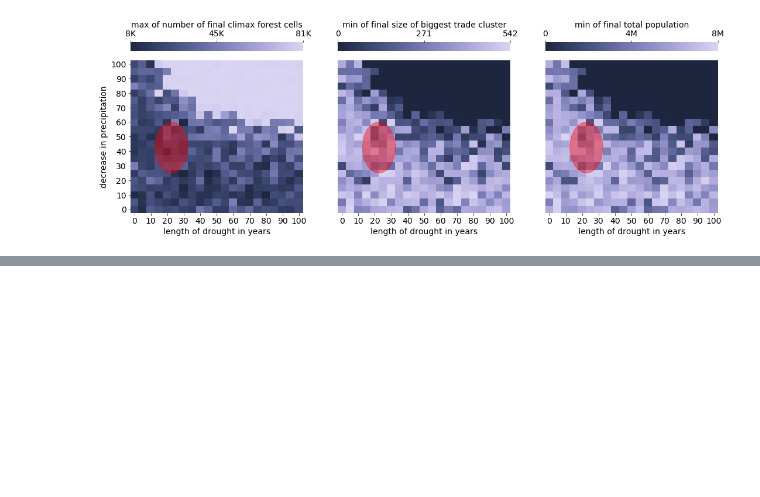
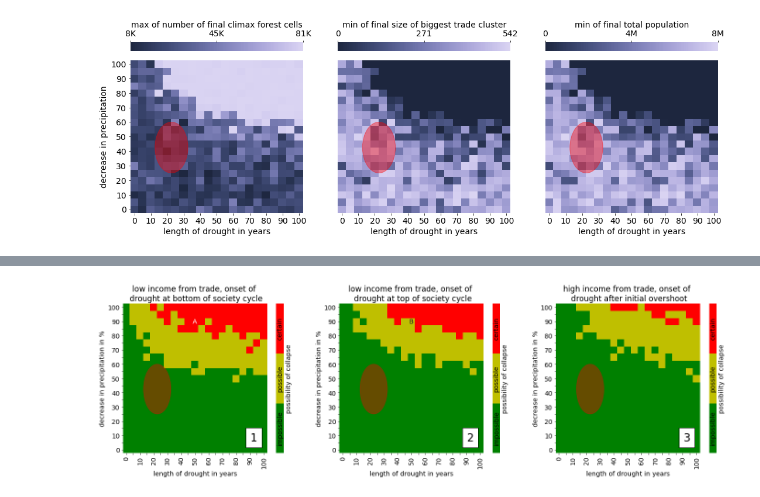
Before and after one commit to jakobkolb/Mayasim, a Jupyter notebook: Evaluation_Notebooks/X9_Stability_analysis.ipynb, the cells around one changed output, grey strips where cells are left out. Saved outputs shown, nothing was run; the diff lists cells and outputs as text; code cells hidden in the pictures; blank space fills up the shorter version.

```diff
--- a/Evaluation_Notebooks/X9_Stability_analysis.ipynb
+++ b/Evaluation_Notebooks/X9_Stability_analysis.ipynb
@@ -320,0 +217,83 @@ print(['d_length', 'd_severity', 'r_trade', 'd_start', 'run_id'] + ['time'])
+# %%
+# plot colormap of possibility for collapse
+
+df_fp = final_states.xs(level=('observables'), key=('final population')).unstack('timesteps')
+df_class = pd.DataFrame(index=df_fp.index, columns=['class'])
+for i, df_data in df_fp.iterrows():
+    val = df_data.values
+    if all(val == 0):
+        cls = 2
+    elif all(val != 0):
+        cls = 0
+    else:
+        cls = 1
+    df_class.loc[i] = cls
+
+# use d_length as column index and drop other, redundand column index level
+min_data = df_class.unstack('d_length')
+min_data.columns = min_data.columns.droplevel()
+
+pylab.rcParams['figure.figsize'] = (24, 6)
+
+# generate figure and axes for three horizontally aranged plots
+fig, axes = plt.subplots(ncols=3)
+
+# generate color palette for three values with three colors
+cmap = sns.color_palette(palette=['g', 'y', 'r'], n_colors=3)
+
+titles = {1: 'low income from trade, onset of \n drought at bottom of society cycle',
+          2: 'low income from trade, onset of \n drought at top of society cycle',
+          3: 'high income from trade, onset of \n drought after initial overshoot'}
+
+# iterate over axes and scenario indices
+for ax, sc, no in zip(axes, [1,2,3], ['1', '2', '3']):
+
+    df_class['ann'] = ''
+    if sc == 1:
+        df_class.loc[(d_severity, d_length), 'ann'] = 'A'
+    elif sc == 2:
+        df_class.loc[(d_severity, d_length), 'ann'] = 'B'
+
+    ann = df_class[['ann']].astype(str)
+    ann = ann.unstack('d_severity')
+    ann.columns = ann.columns.droplevel()
+
+    # plot heatmap with color bar
+    sns.heatmap(min_data.xs(level=[*scenarios[sc].keys()], key=[*scenarios[sc].values()]).astype('int'),
+                fmt="s",
+                ax=ax,
+                cmap=cmap,
+                annot=ann.xs(level=[*scenarios[sc].keys()], key=[*scenarios[sc].values()]),
+                cbar_kws={'label': 'possibility of collapse'}
+               )
+
+    # set title and axis labels
+    ax.set_title(titles[sc])
+    ax.set_ylabel('decrease in precipitation in %')
+    ax.set_xlabel('length of drought in years')
+
+    # use every second x and y tick label
+    for label in ax.get_xaxis().get_ticklabels()[1::2]:
+        label.set_visible(False)
+
+    for label in ax.get_yaxis().get_ticklabels()[1::2]:
+        label.set_visible(False)
+
+    # invert y axis
+    ax.invert_yaxis()
+
+    # adjust color bar
+    cax = plt.gcf().axes[-1]
+    cax.get_yaxis().set_ticks([])
+    for j, lab in enumerate(['impossible','possible','certain']):
+        cax.text(.5, (2 * j + 1) / 6.0, lab, ha='center', va='center', rotation=90)
+
+    ellipse = mpl.patches.Ellipse(xy = (5, 9), width=4, height=7, color='r', alpha=0.4)
+    ax.add_artist(ellipse)
+
+    at = add_at(ax, no, loc=4)
+
+fig.savefig('possibility_of_collapse.pdf', transparent=True)
+fig.savefig('possibility_of_collapse.png', transparent=True)
+# %% [output]
+[figure, added]
```
Also changed, not shown: parts of 16 cells of this notebook, 3 other files.
